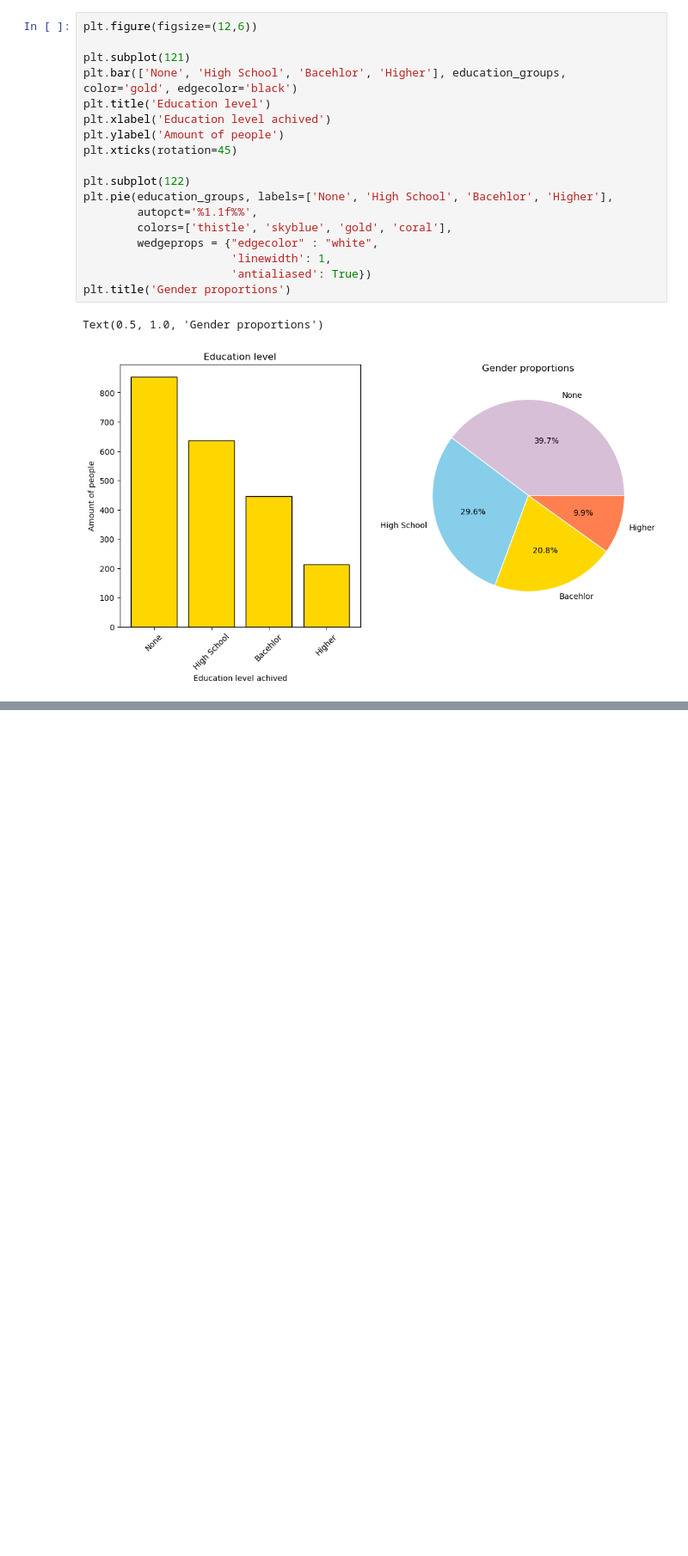
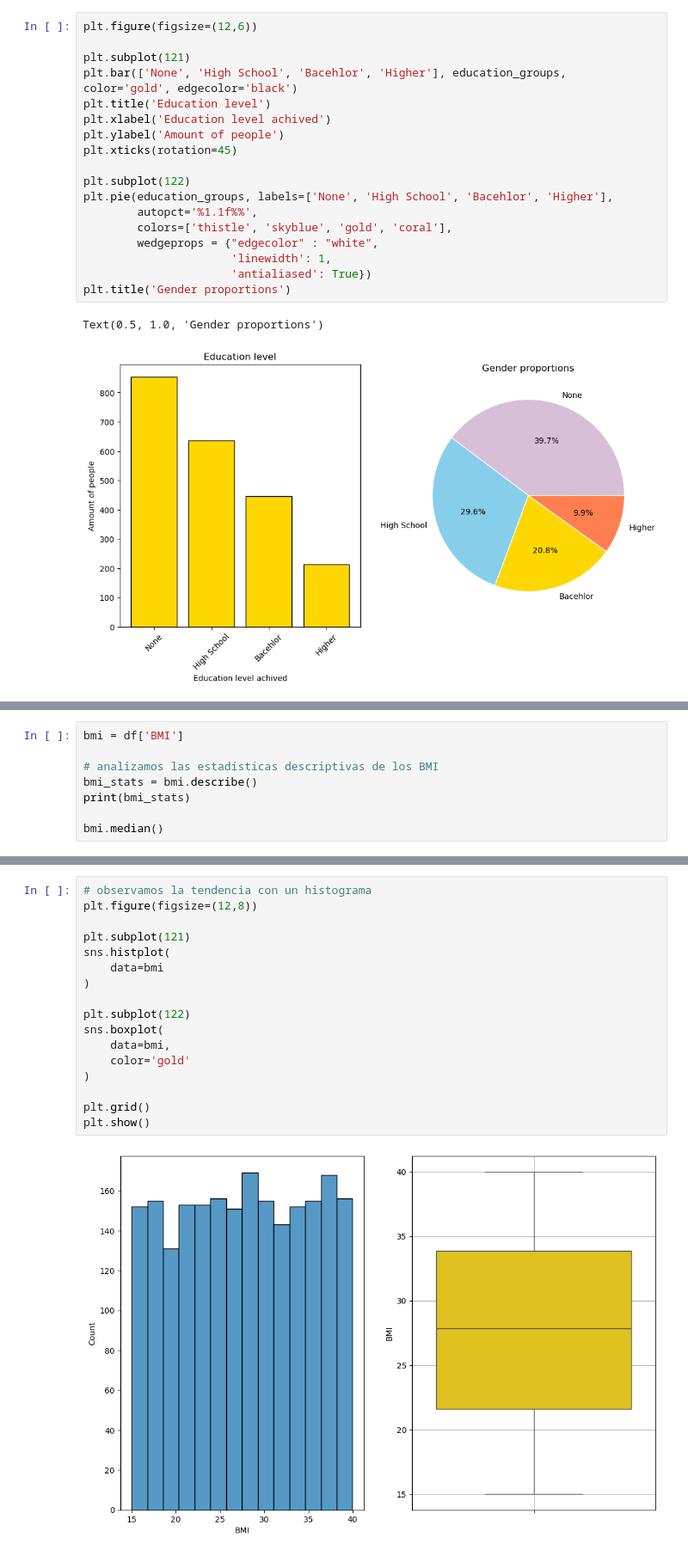
Before and after one commit to fdiezdev/alzheimer-dataset, a Jupyter notebook: main.ipynb, the cells around one changed output, grey strips where cells are left out. Shown at 86% size. Cells and saved outputs as stored; diff of their text form; blank space fills up the shorter version.

```diff
--- a/main.ipynb
+++ b/main.ipynb
@@ -216,0 +280,8 @@ Hasta ahora, a modo de resumen podemos concluir de éste dataset:
+# %%
+bmi = df['BMI']
+
+# analizamos las estadísticas descriptivas de los BMI
+bmi_stats = bmi.describe()
+print(bmi_stats)
+
+bmi.median()
@@ -216,0 +299,19 @@ Hasta ahora, a modo de resumen podemos concluir de éste dataset:
+# %%
+# observamos la tendencia con un histograma
+plt.figure(figsize=(12,8))
+
+plt.subplot(121)
+sns.histplot(
+    data=bmi
+)
+
+plt.subplot(122)
+sns.boxplot(
+    data=bmi,
+    color='gold'
+)
+
+plt.grid()
+plt.show()
+# %% [output]
+[figure, added]
```
Also changed, not shown: parts of 37 cells of this notebook.
